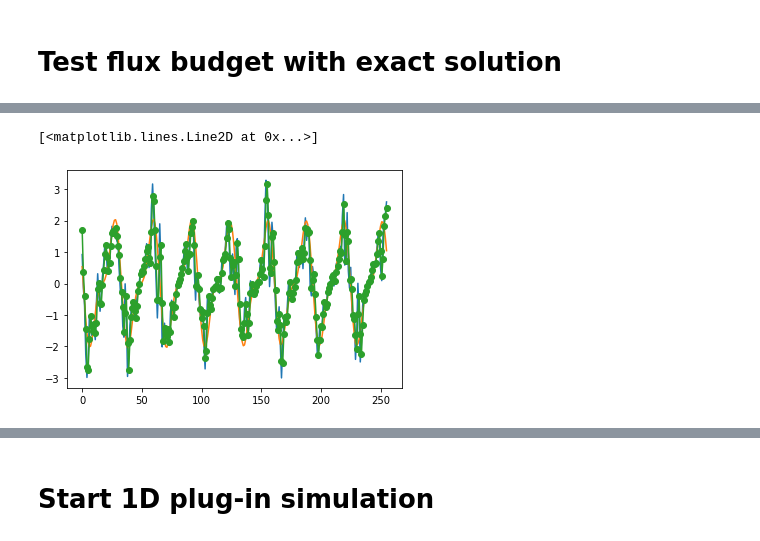
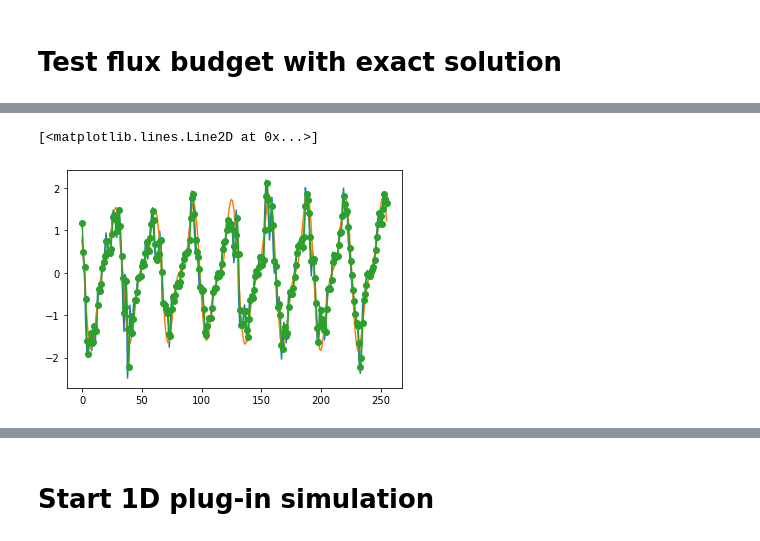
Before and after one commit to Zhengyu-Huang/Point-Jet, a Jupyter notebook: qg_model/Solver_q.ipynb, the cells around one changed output, grey strips where cells are left out. Saved outputs shown, nothing was run; the diff lists cells and outputs as text; code cells hidden in the pictures.

```diff
--- a/qg_model/Solver_q.ipynb
+++ b/qg_model/Solver_q.ipynb
@@ -136,25 +151,0 @@ for i in [0]:
-# %%
-for i in [0,nt//3]:
-    layer = 1
-    t_mean_steps = range(i, nt)
-    flux_mean    = np.mean(flux_zonal_mean[t_mean_steps, :, :], axis = 0)
-    dpv_mean     = np.mean(dpv_zonal_mean[t_mean_steps, :, :],  axis = 0)
-    q_mean       = np.mean(q_zonal_mean[t_mean_steps, :, :],    axis = 0)
-    psi_mean     = np.mean(psi_zonal_mean[t_mean_steps, :, :],    axis = 0)
-
-    dpsi_mean_dy = np.copy(psi_mean)
-    dpsi_mean_dy[:, 0] = gradient_first(psi_mean[:, 0], dy)
-    dpsi_mean_dy[:, 1] = gradient_first(psi_mean[:, 1], dy)
-
-    mu_mean = -flux_mean / dpv_mean
-
-    fig, ax = plt.subplots(2,2,figsize=(18,10))
-    ax[0,0].plot(dpv_mean[:, layer], yy, "-o", fillstyle = "none", label="dpv")
-    ax[0,0].legend()
-    ax[0,1].plot(flux_mean[:, layer], yy,"-o", fillstyle = "none", label="flux")
-    ax[0,1].legend()
-    ax[1,0].plot(mu_mean[:, layer], yy,"-o", fillstyle = "none", label="mu")
-    ax[1,0].legend()
-    ax[1,1].plot(q_mean[:, layer], yy,"-o", fillstyle = "none", label="q")
-    ax[1,1].legend()
-    plt.title("average on last %d frames" %i)
@@ -252,26 +240,26 @@ psi error =  4.0071687900667685
 # %%
-beta, dU, F1, F2 = params["beta"], params["dU"], params["F1"], params["F2"]
-beta1, beta2 = beta + F1*dU, beta - F2*dU
+# beta, dU, F1, F2 = params["beta"], params["dU"], params["F1"], params["F2"]
+# beta1, beta2 = beta + F1*dU, beta - F2*dU
 
 # beta1, beta2 = beta + F1*dU, beta + F2*dU
 
 dy = yy[1] - yy[0]
 
-q1, q2 = q_mean.T[0, :], q_mean.T[1, :]
+q1, q2 = q_mean[0, :], q_mean[1, :]
 dq1, dq2 = gradient_first_f2c(q1, dy), gradient_first_f2c(q2, dy)
 
 
 # plt.plot(dq2 + beta2)
 # plt.plot(dpv_mean[:,1])
 # plt.plot(flux_mean[:,1])
 
-dflux = gradient_first_f2c(flux_mean[:,1], dy)
+dflux = gradient_first_f2c(flux_mean[1, :], dy)
 plt.plot(dflux)
 plt.plot(tend_drag)
 plt.plot(-tend_model[1, :], "-o")
 # %% [output]
 [<matplotlib.lines.Line2D at 0x...>]
-[figure, old version]
+[figure, new version]
 # %%
 fig, ax = plt.subplots(2,figsize=(18,10))
 ax[0].plot(tend_model[0, :], yy, "-o", fillstyle = "none", label="top mu")
```
Also changed, not shown: parts of 11 cells of this notebook, 5 other files.
